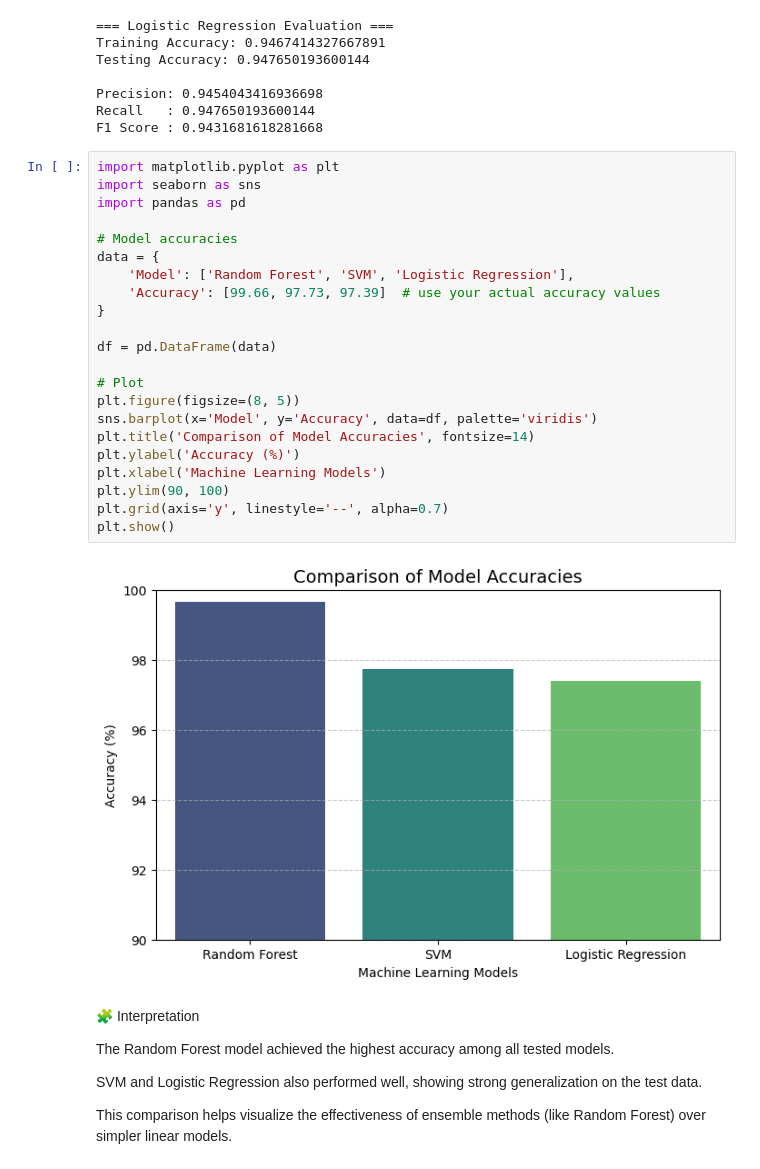
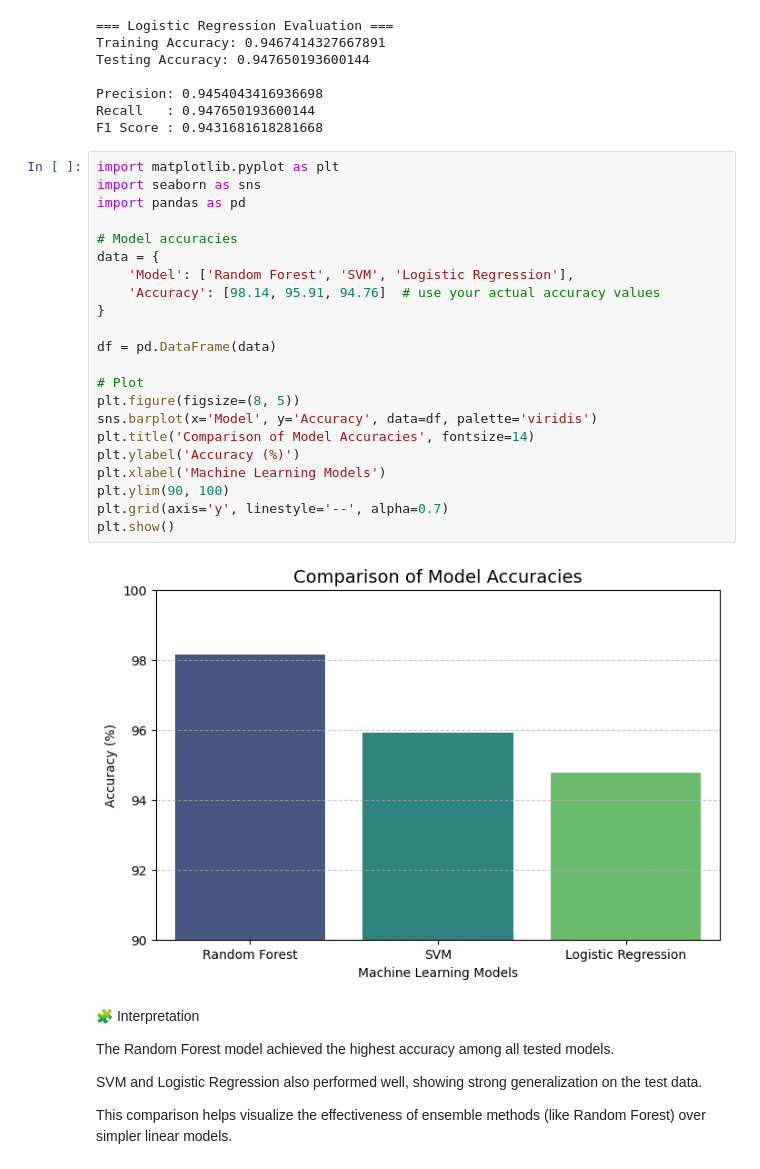
Before and after one commit to SentineNet-AI-SpringBoard/SentinelNet-AI, a Jupyter notebook: Milestone-2_SentinelNet-AI.ipynb, the cells around one changed output. Cells and saved outputs as stored; diff of their text form.

Commit message:
Milestone - 2 (visualization) updated

```diff
--- a/Milestone-2_SentinelNet-AI.ipynb
+++ b/Milestone-2_SentinelNet-AI.ipynb
@@ -428,27 +428,27 @@ F1 Score : 0.9431681618281668
 # %%
 import matplotlib.pyplot as plt
 import seaborn as sns
 import pandas as pd
 
 # Model accuracies
 data = {
     'Model': ['Random Forest', 'SVM', 'Logistic Regression'],
-    'Accuracy': [99.66, 97.73, 97.39]  # use your actual accuracy values
+    'Accuracy': [98.14, 95.91, 94.76]  # use your actual accuracy values
 }
 
 df = pd.DataFrame(data)
 
 # Plot
 plt.figure(figsize=(8, 5))
 sns.barplot(x='Model', y='Accuracy', data=df, palette='viridis')
 plt.title('Comparison of Model Accuracies', fontsize=14)
 plt.ylabel('Accuracy (%)')
 plt.xlabel('Machine Learning Models')
 plt.ylim(90, 100)
 plt.grid(axis='y', linestyle='--', alpha=0.7)
 plt.show()
 # %% [output]
-[figure, old version]
+[figure, new version]
 # %% [markdown]
 🧩 Interpretation
 
```
